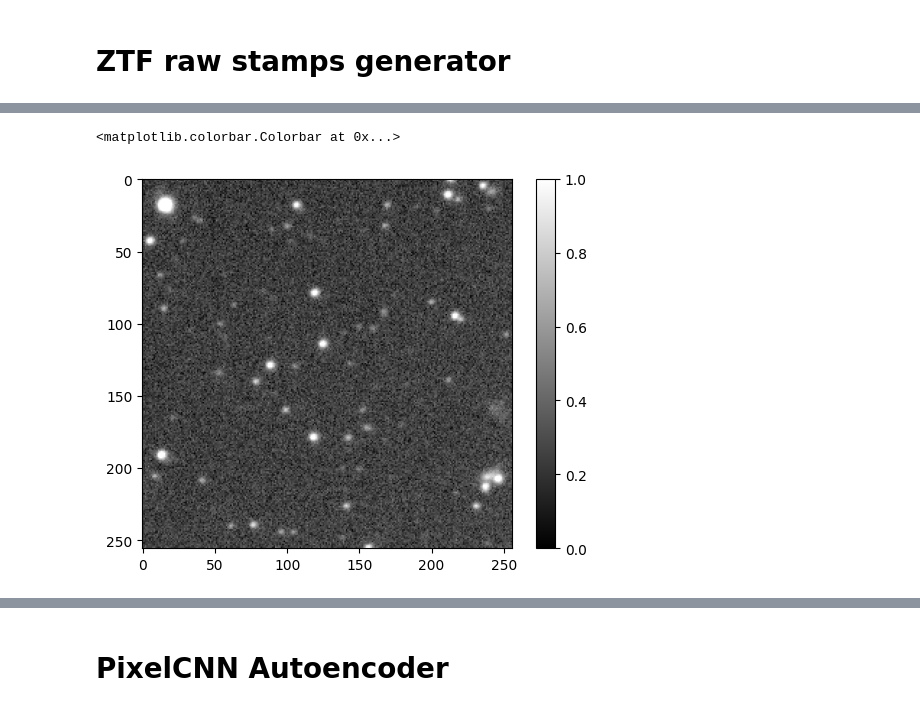
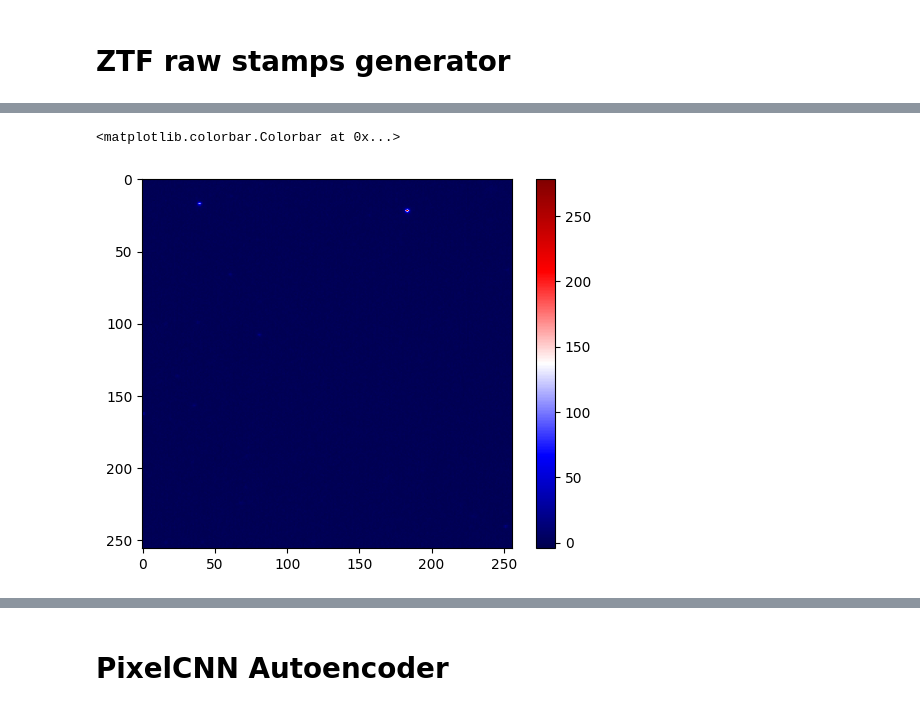
Before and after one commit to Cuzime/ASTRON-128, a Jupyter notebook: ZTF_PixelCNN.ipynb, the cells around one changed output, grey strips where cells are left out. Saved outputs shown, nothing was run; the diff lists cells and outputs as text; code cells hidden in the pictures.

Commit message:
training s/n scale + mask

```diff
--- a/ZTF_PixelCNN.ipynb
+++ b/ZTF_PixelCNN.ipynb
@@ -128,35 +293,17 @@ def get_stamps(image):
 # %%
 # raw stamps generator
 
-folder_path = '/content/ZTFrawstamps'
-file_list = os.listdir(folder_path)
-
-folder_path_masks = '/content/ZTFrawstampsmask'
-file_list_masks = os.listdir(folder_path_masks)
-
-full_path_list = []
-for file_name in file_list:
-  file_path = folder_path + '/' + file_name
-  full_path_list.append(file_path)
-
-print(len(full_path_list))
-
-mask_path_list = []
-for file_name in file_list_masks:
-  file_path = folder_path_masks + '/' + file_name
-  mask_path_list.append(file_path)
-
-print(len(mask_path_list))
 
 def generate_train_stamps_mask_raw(batch_size):
   while True:
     counter = 0
     stamp_list = []
     mask_list = []
-    for file_path in full_path_list:
+    for file_path in train_path_list:
       if (counter == batch_size):
         counter = 0
         yield (np.array(stamp_list), np.array(mask_list))
+        #yield np.array(stamp_list)
         stamp_list = []
         mask_list = []
 
@@ -164,27 +311,64 @@ def generate_train_stamps_mask_raw(batch_size):
       mask_data = np.load('/content/ZTFrawstampsmask/' + file_path[22:-4] + '_mask.npy')
       mask_data = mask_data.reshape(256,256,1)
 
+      im, mask, median, std  = rescale_astronomical_image(image.reshape(image.shape[0], image.shape[1]))
+
+      #interval = MinMaxInterval()
+      #vmin, vmax = interval.get_limits(image_data)
+      #image_data_scaled = np.log10(image_data-vmin+1)
+      image_data_scaled = im.reshape(256,256,1)
+
       mask_list.append(mask_data)
-      stamp_list.append(image_data)
+      stamp_list.append(image_data_scaled)
       counter += 1
+
+def generate_test_stamps_mask_raw(batch_size):
+  while True:
+    counter = 0
+    stamp_list = []
+    mask_list = []
+    for file_path in test_path_list:
+      if (counter == batch_size):
+        counter = 0
+        yield (np.array(stamp_list), np.array(mask_list))
+        #yield np.array(stamp_list)
+        stamp_list = []
+        mask_list = []
+
+      image_data = np.load(file_path)
+      mask_data = np.load('/content/ZTFrawstampsmask2/' + file_path[22:-4] + '_mask.npy')
+      mask_data = mask_data.reshape(256,256,1)
+
+      im, mask, median, std  = rescale_astronomical_image(image.reshape(image.shape[0], image.shape[1]))
+
+      #interval = MinMaxInterval()
+      #vmin, vmax = interval.get_limits(image_data)
+      #image_data_scaled = np.log10(image_data-vmin+1)
+      image_data_scaled = im.reshape(256,256,1)
+
+      mask_list.append(mask_data)
+      stamp_list.append(image_data_scaled)
+      counter += 1
+
 
 gen = generate_train_stamps_mask_raw(15)
 
 start = time.time()
-for i in range(3):
+for i in range(10):
   stamps, masks = next(gen)
+  #stamps = next(gen)
 end = time.time()
 print(end-start)
 print(np.shape(stamps))
 print(np.shape(masks))
 
-plt.imshow(visual_transform_image(stamps[0]).reshape(256,256),cmap = 'gray')
+idx = 6
+#interval = MinMaxInterval()
+#vmin, vmax = interval.get_limits(stamps[idx])
+#stamp = np.log10(stamps[idx]-vmin+1)
+
+
+
+plt.imshow(stamps[idx].reshape(256,256),cmap = 'seismic')
 plt.colorbar()
-
-# apply mask to image
-masked_stamp = visual_transform_image(stamps[0])*masks[0].reshape(256,256,1)
-
-plt.figure()
-plt.imshow(masked_stamp.reshape(256,256),cmap = 'gray')
-plt.colorbar()
 # %% [output]
@@ -194,4 +376,4 @@ plt.colorbar()
 (15, 256, 256, 1)
 (15, 256, 256, 1)
 <matplotlib.colorbar.Colorbar at 0x...>
-[figure, old version]
+[figure, new version]
```
Also changed, not shown: parts of 21 cells of this notebook.
